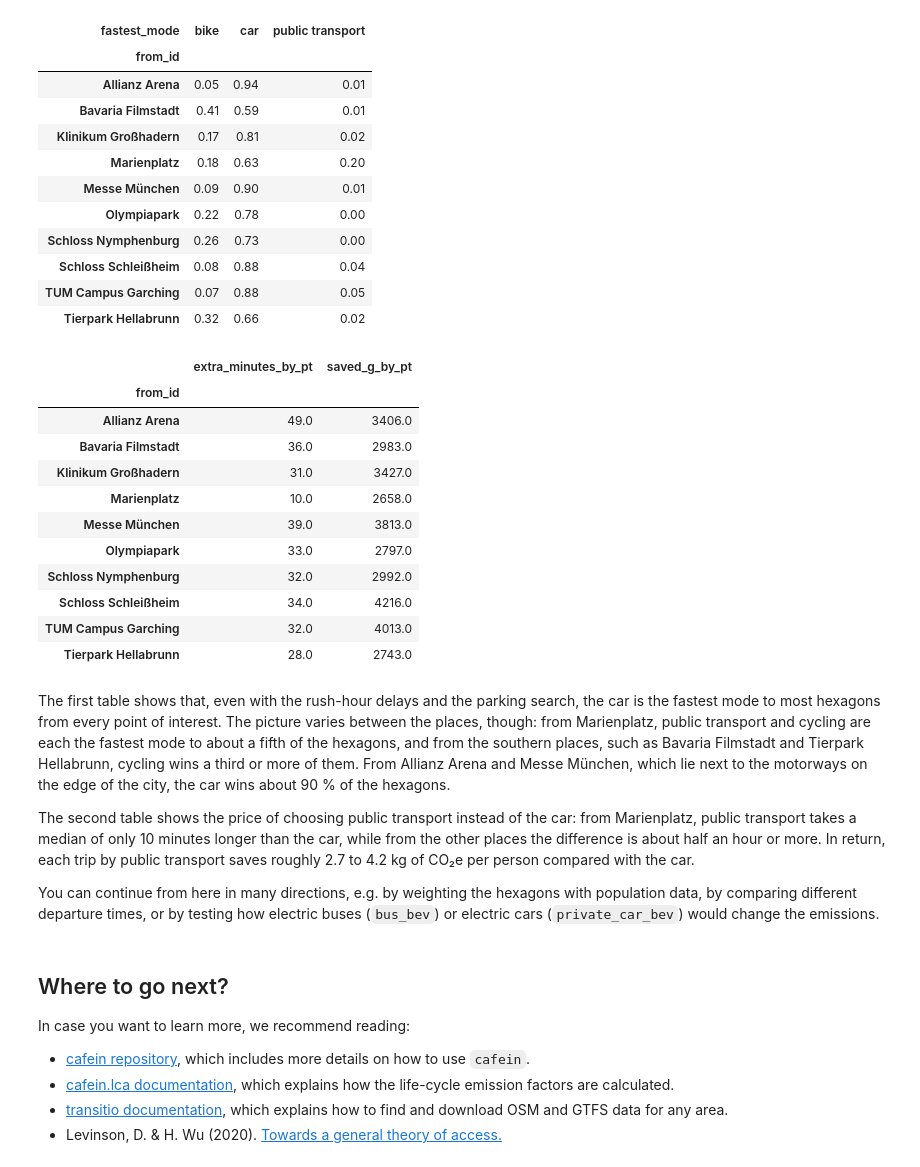
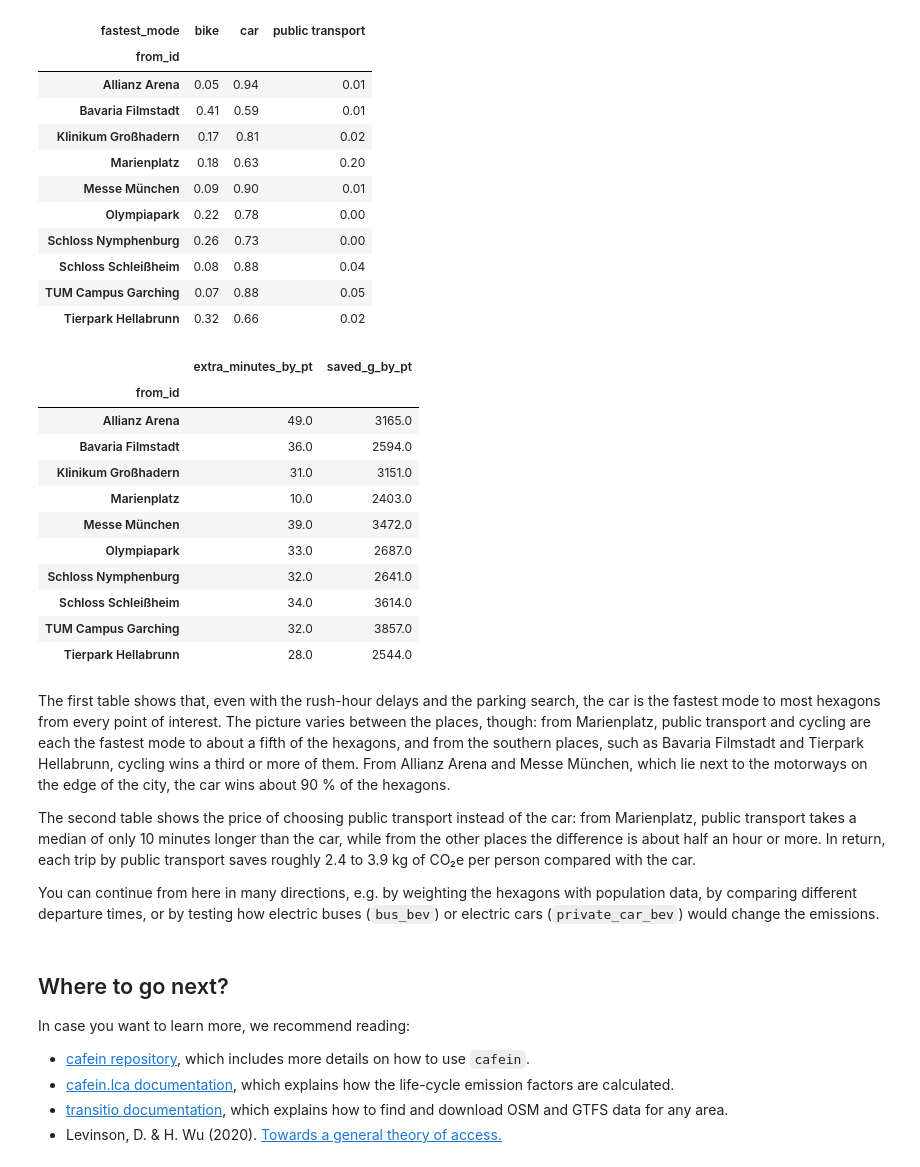
Before and after one commit to HTenkanen/mobility-course, a Jupyter notebook: source/lessons/L2/cafein_munich.ipynb, the cells around one changed output. Drawn from its saved outputs; the diff is of its cells as text; code cells hidden in the pictures.

```diff
--- a/source/lessons/L2/cafein_munich.ipynb
+++ b/source/lessons/L2/cafein_munich.ipynb
@@ -388,30 +513,37 @@ fastest_share
 | Schloss Schleißheim | 0.08 | 0.88 | 0.04 |
 | TUM Campus Garching | 0.07 | 0.88 | 0.05 |
 | Tierpark Hellabrunn | 0.32 | 0.66 | 0.02 |
-# %%
-emissions = costs.pivot_table(index=["from_id", "to_id"], columns="mode", values="emissions")
-comparison = pd.DataFrame({
-    "extra_minutes_by_pt": times["public transport"] - times["car"],
-    "saved_g_by_pt": emissions["car"] - emissions["public transport"],
-}).dropna()
-comparison.groupby(level="from_id").median().round(0)
-# %% [output]
-|  | extra_minutes_by_pt | saved_g_by_pt |
-| from_id |  |  |
-| Allianz Arena | 49.0 | 3406.0 |
-| Bavaria Filmstadt | 36.0 | 2983.0 |
-| Klinikum Großhadern | 31.0 | 3427.0 |
-| Marienplatz | 10.0 | 2658.0 |
-| Messe München | 39.0 | 3813.0 |
-| Olympiapark | 33.0 | 2797.0 |
-| Schloss Nymphenburg | 32.0 | 2992.0 |
-| Schloss Schleißheim | 34.0 | 4216.0 |
-| TUM Campus Garching | 32.0 | 4013.0 |
-| Tierpark Hellabrunn | 28.0 | 2743.0 |
+# %%
+# Put the emissions by each mode side by side
+emissions = costs.pivot_table(index=["from_id", "to_id"], columns="mode", values="emissions")
+
+# Calculate how much longer the trip takes by public transport than by car, and how much emissions it saves
+extra_minutes = times["public transport"] - times["car"]
+saved_emissions = emissions["car"] - emissions["public transport"]
+
+# Combine the differences and drop the hexagons that cannot be reached by both modes
+comparison = pd.DataFrame({"extra_minutes_by_pt": extra_minutes, "saved_g_by_pt": saved_emissions})
+comparison = comparison.dropna()
+
+# Calculate the median differences for each point of interest
+comparison.groupby(level="from_id").median().round(0)
+# %% [output]
+|  | extra_minutes_by_pt | saved_g_by_pt |
+| from_id |  |  |
+| Allianz Arena | 49.0 | 3165.0 |
+| Bavaria Filmstadt | 36.0 | 2594.0 |
+| Klinikum Großhadern | 31.0 | 3151.0 |
+| Marienplatz | 10.0 | 2403.0 |
+| Messe München | 39.0 | 3472.0 |
+| Olympiapark | 33.0 | 2687.0 |
+| Schloss Nymphenburg | 32.0 | 2641.0 |
+| Schloss Schleißheim | 34.0 | 3614.0 |
+| TUM Campus Garching | 32.0 | 3857.0 |
+| Tierpark Hellabrunn | 28.0 | 2544.0 |
 # %% [markdown]
 The first table shows that, even with the rush-hour delays and the parking search, the car is the fastest mode to most hexagons from every point of interest. The picture varies between the places, though: from Marienplatz, public transport and cycling are each the fastest mode to about a fifth of the hexagons, and from the southern places, such as Bavaria Filmstadt and Tierpark Hellabrunn, cycling wins a third or more of them. From Allianz Arena and Messe München, which lie next to the motorways on the edge of the city, the car wins about 90 % of the hexagons.
 
-The second table shows the price of choosing public transport instead of the car: from Marienplatz, public transport takes a median of only 10 minutes longer than the car, while from the other places the difference is about half an hour or more. In return, each trip by public transport saves roughly 2.7 to 4.2 kg of CO₂e per person compared with the car.
+The second table shows the price of choosing public transport instead of the car: from Marienplatz, public transport takes a median of only 10 minutes longer than the car, while from the other places the difference is about half an hour or more. In return, each trip by public transport saves roughly 2.4 to 3.9 kg of CO₂e per person compared with the car.
 
 You can continue from here in many directions, e.g. by weighting the hexagons with population data, by comparing different departure times, or by testing how electric buses (`bus_bev`) or electric cars (`private_car_bev`) would change the emissions.
 # %% [markdown]
```
Also changed, not shown: parts of 31 cells of this notebook.
